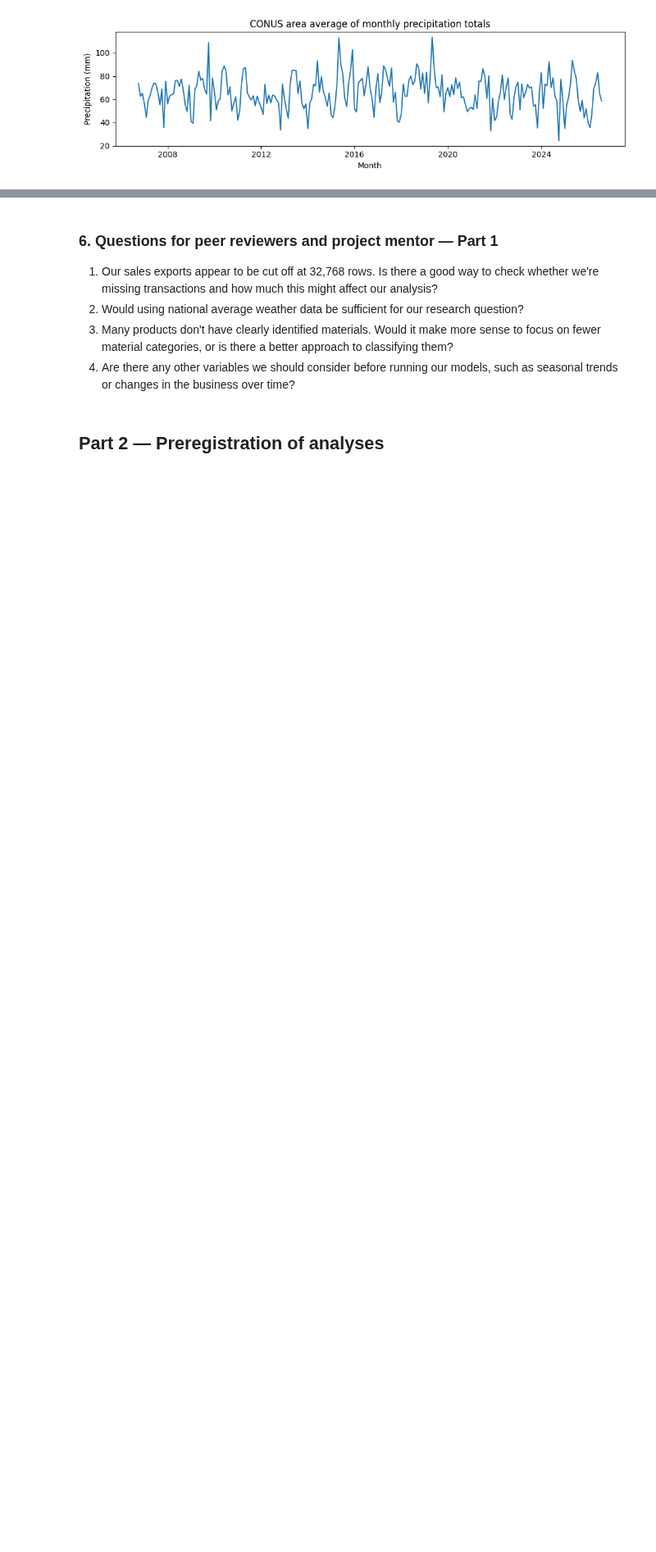
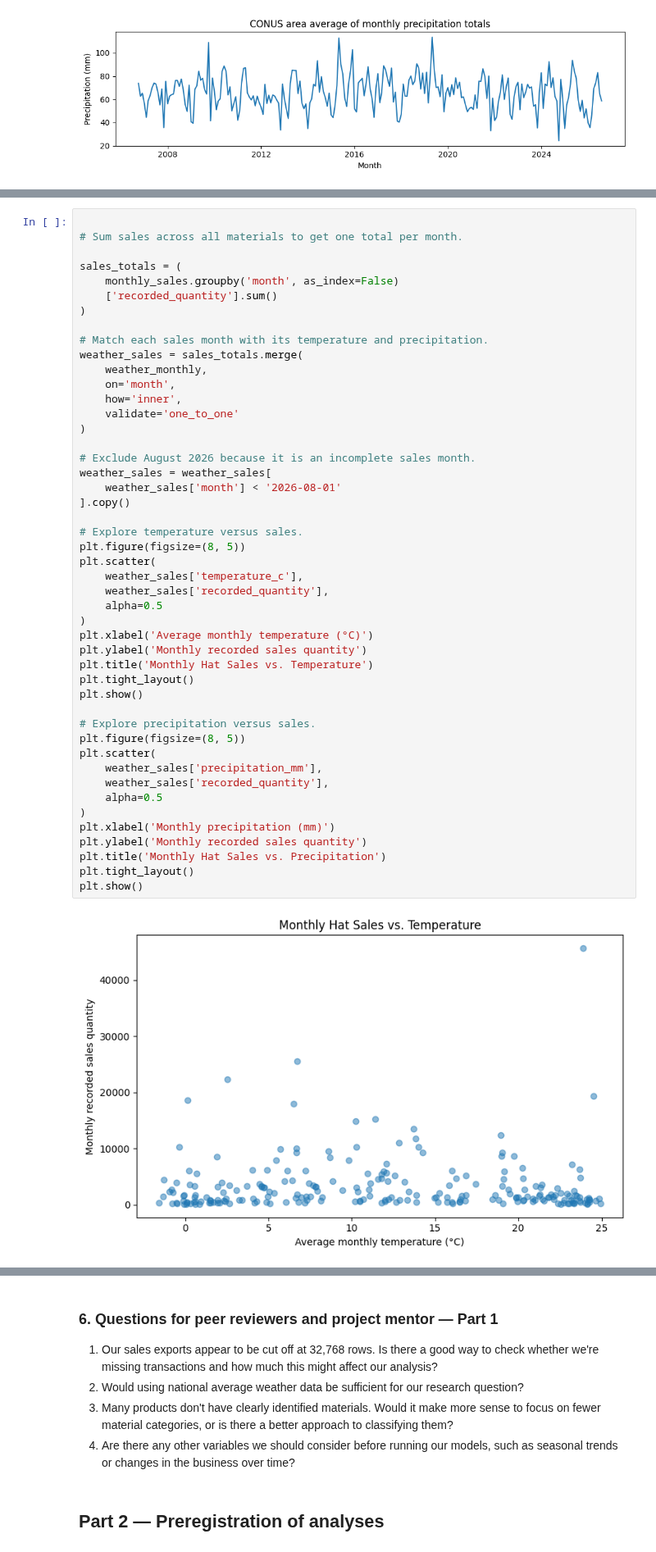
Before and after one commit to bobbybotbop/INFO2950, a Jupyter notebook: phase2.ipynb, the cells around one changed output, grey strips where cells are left out. Shown at 82% size. Cells and saved outputs as stored; diff of their text form; blank space fills up the shorter version.

```diff
--- a/phase2.ipynb
+++ b/phase2.ipynb
@@ -538,0 +547,49 @@ plt.show()
+# %%
+
+# Sum sales across all materials to get one total per month.
+
+sales_totals = (
+    monthly_sales.groupby('month', as_index=False)
+    ['recorded_quantity'].sum()
+)
+
+# Match each sales month with its temperature and precipitation.
+weather_sales = sales_totals.merge(
+    weather_monthly,
+    on='month',
+    how='inner',
+    validate='one_to_one'
+)
+
+# Exclude August 2026 because it is an incomplete sales month.
+weather_sales = weather_sales[
+    weather_sales['month'] < '2026-08-01'
+].copy()
+
+# Explore temperature versus sales.
+plt.figure(figsize=(8, 5))
+plt.scatter(
+    weather_sales['temperature_c'],
+    weather_sales['recorded_quantity'],
+    alpha=0.5
+)
+plt.xlabel('Average monthly temperature (°C)')
+plt.ylabel('Monthly recorded sales quantity')
+plt.title('Monthly Hat Sales vs. Temperature')
+plt.tight_layout()
+plt.show()
+
+# Explore precipitation versus sales.
+plt.figure(figsize=(8, 5))
+plt.scatter(
+    weather_sales['precipitation_mm'],
+    weather_sales['recorded_quantity'],
+    alpha=0.5
+)
+plt.xlabel('Monthly precipitation (mm)')
+plt.ylabel('Monthly recorded sales quantity')
+plt.title('Monthly Hat Sales vs. Precipitation')
+plt.tight_layout()
+plt.show()
+# %% [output]
+[figure, added]
```
Also changed, not shown: parts of 6 cells of this notebook, 2 other files.
